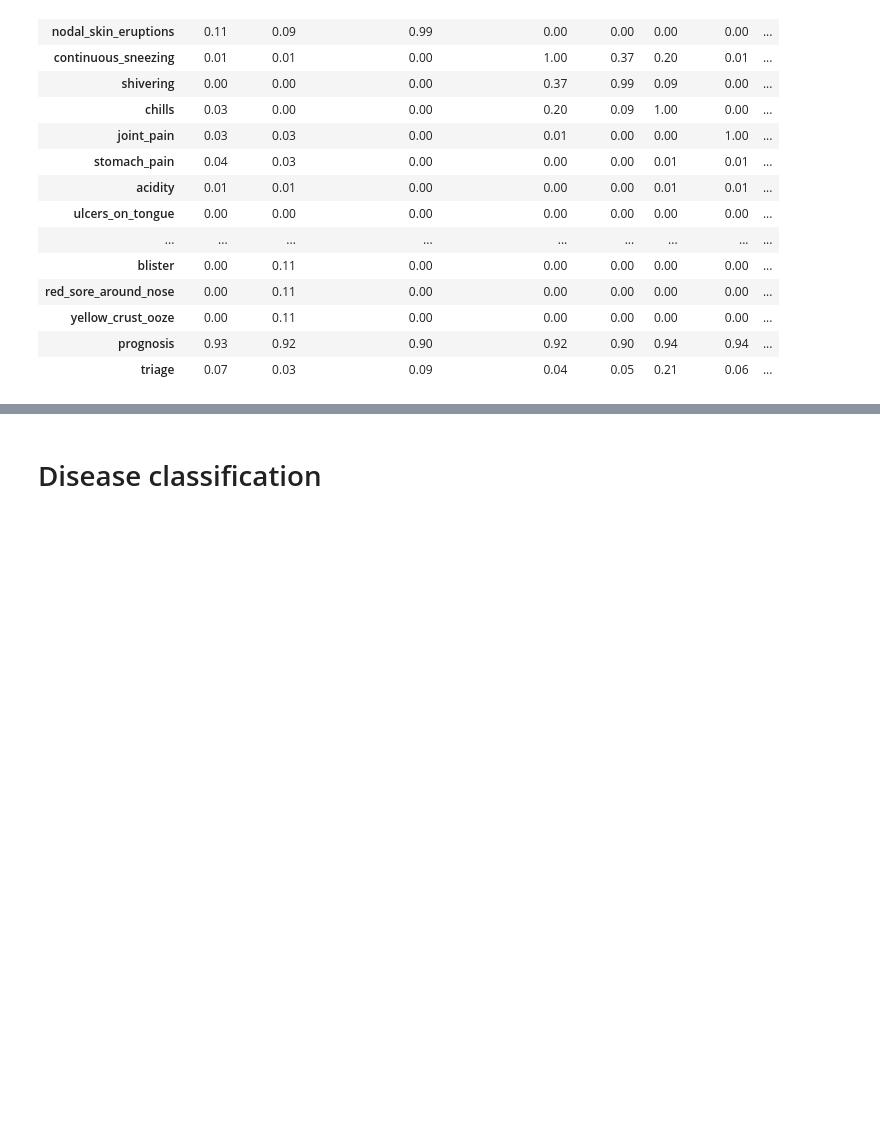
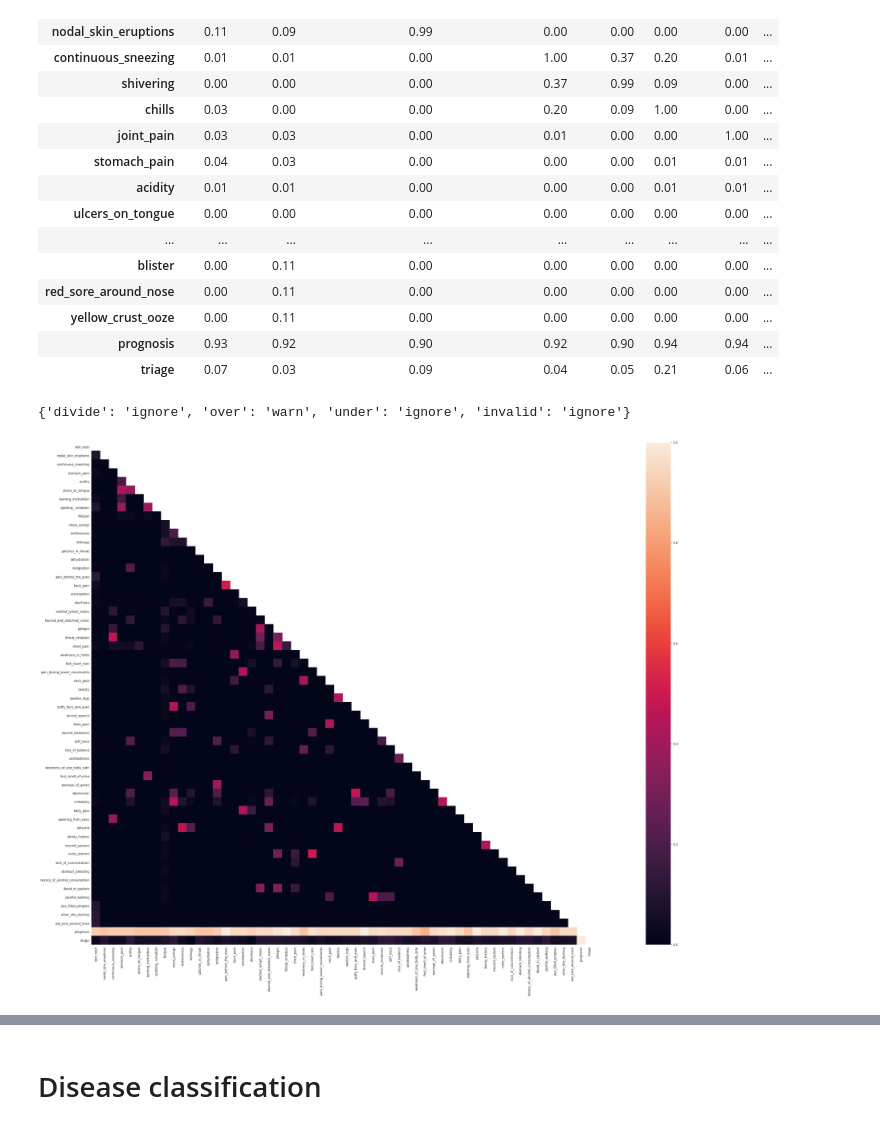
Before and after one commit to PaulButler8/springboard, a Jupyter notebook: Capstone 2/2nd Capstone with Kramers V.ipynb, the cells around one changed output, grey strips where cells are left out. Cells and saved outputs as stored; diff of their text form; code cells hidden in the pictures; blank space fills up the shorter version.

```diff
--- a/Capstone 2/2nd Capstone with Kramers V.ipynb
+++ b/Capstone 2/2nd Capstone with Kramers V.ipynb
@@ -398,3 +409,48 @@ df
 | yellow_crust_ooze | 0.00 | 0.11 | 0.00 | 0.00 | 0.00 | 0.00 | 0.00 | ... |
 | prognosis | 0.93 | 0.92 | 0.90 | 0.92 | 0.90 | 0.94 | 0.94 | ... |
 | triage | 0.07 | 0.03 | 0.09 | 0.04 | 0.05 | 0.21 | 0.06 | ... |
+# %%
+disease = disease.drop(['weight_gain','anxiety','cold_hands_and_feets','yellow_urine','acute_liver_failure',
+                        'loss_of_smell','fluid_overload','swelling_of_stomach','redness_of_eyes','sinus_pressure',
+                       'runny_nose','congestion','prominent_veins_on_calf','brittle_nails','swollen_extremeties',
+                       'high_fever','breathlessness','loss_of_appetite','yellowish_skin','vomiting','yellowing_of_eyes',
+                       'itching','abdominal_pain','chills','sweating','headache','dark_urine','nausea','weight_loss',
+                       'dizziness','muscle_pain','malaise','joint_pain','mild_fever','red_spots_over_body','palpitations',
+                       'irregular_sugar_level','abnormal_menstruation','swelling_joints','coma','increased_appetite',
+                        'enlarged_thyroid','receiving_blood_transfusion','receiving_unsterile_injections','skin_peeling',
+                       'blister','pain_in_anal_region','drying_and_tingling_lips','toxic_look_(typhos)','excessive_hunger',
+                       'cramps','bruising','irritation_in_anus','bloody_stool','swollen_blood_vessels','spinning_movements',
+                       'movement_stiffness','yellow_crust_ooze','distention_of_abdomen','small_dents_in_nails','scurring',
+                        'visual_disturbances','extra_marital_contacts','inflammatory_nails','hip_joint_pain','altered_sensorium',
+                       'continuous_feel_of_urine','internal_itching','dischromic _patches','shivering','muscle_wasting',
+                       'blackheads','sunken_eyes','bladder_discomfort','cough'],axis = 1)
+# %%
+rows= []
+
+for var1 in disease:
+  col = []
+  for var2 in disease :
+    cramers =cramers_V(disease[var1], disease[var2]) # Cramer's V test
+    col.append(round(cramers,2)) # Keeping of the rounded value of the Cramer's V
+  rows.append(col)
+
+cramers_results = np.array(rows)
+df = pd.DataFrame(cramers_results, columns = disease.columns, index =disease.columns)
+np.seterr(divide='ignore', invalid='ignore')
+# %% [output]
+{'divide': 'ignore', 'over': 'warn', 'under': 'ignore', 'invalid': 'ignore'}
+# %%
+plt.figure(figsize=(60,30))
+
+mask = np.zeros_like(df, dtype=np.bool)
+mask[np.triu_indices_from(mask)] = True
+
+
+
+
+with sns.axes_style("white"):
+  ax = sns.heatmap(df, mask=mask,vmin=0., vmax=1, square=True)
+
+plt.show()
+# %% [output]
+[figure, added]
```
Also changed, not shown: parts of 20 cells of this notebook.
